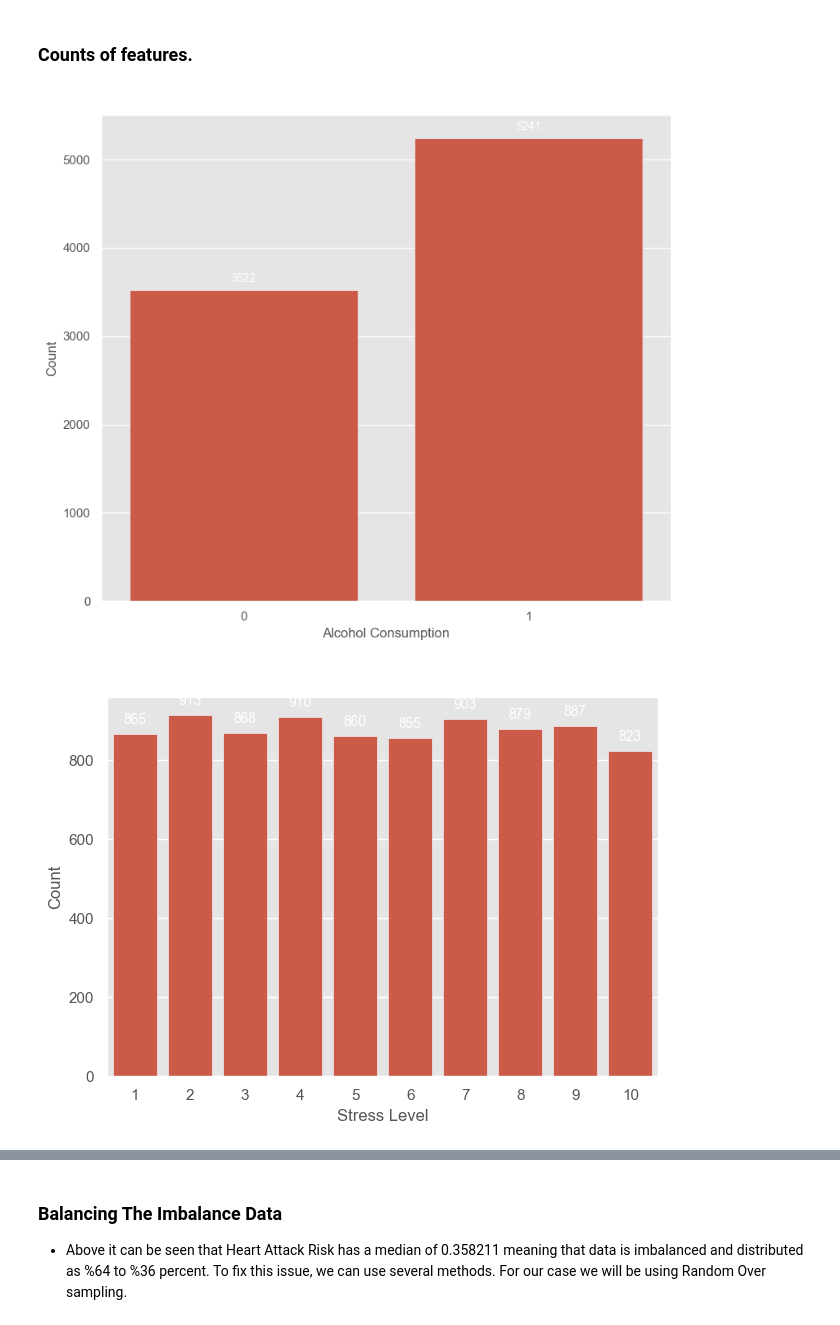
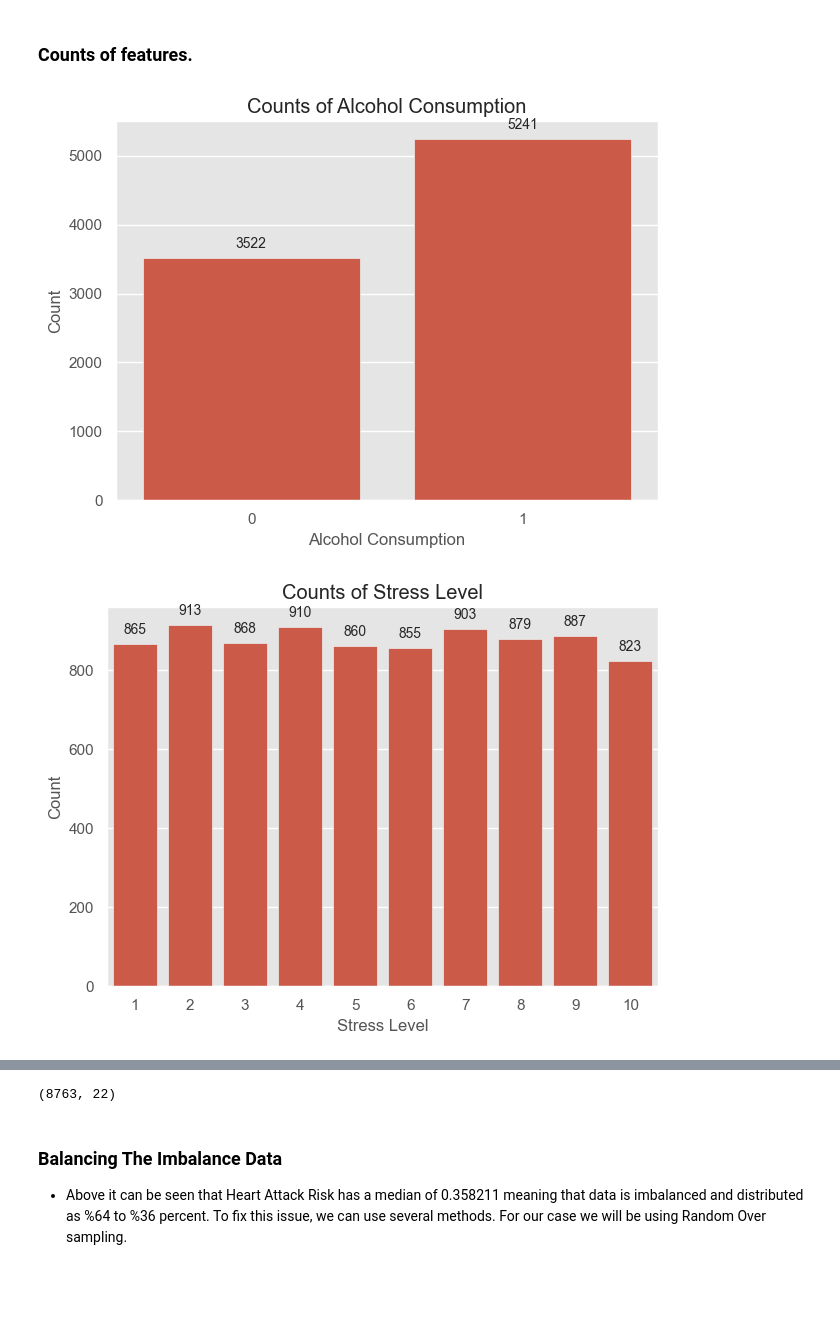
Before and after one commit to alperrkilic/heart-attack-prediction, a Jupyter notebook: heart-attack-prediction.ipynb, the cells around one changed output, grey strips where cells are left out. Drawn from its saved outputs; the diff is of its cells as text; code cells hidden in the pictures; blank space fills up the shorter version.

```diff
--- a/heart-attack-prediction.ipynb
+++ b/heart-attack-prediction.ipynb
@@ -109,7 +109,7 @@ Data columns (total 26 columns):
 dtypes: float64(3), int64(16), object(7)
 memory usage: 1.7+ MB
 # %%
-columns_to_drop = ['Hemisphere', 'Patient ID', 'Income', 'Country', 'Continent']
+columns_to_drop = ['Hemisphere', 'Patient ID', 'Continent']
 
 df.drop(columns_to_drop, axis=1, inplace=True)
 
@@ -639,3 +656,8 @@ df['Sleep Hours Per Day'].isna().sum()
+# %%
+from sklearn.preprocessing import LabelEncoder
+
+label_encoder = LabelEncoder()
+df['Country'] = label_encoder.fit_transform(df['Country'])
 # %% [markdown]
 All features are cleaned, now let's head to the visualization part.
 # %% [markdown]
@@ -689,7 +711,7 @@ plots.append(sns.catplot(data=df.iloc[:, 0:5]))
 plots.append(sns.catplot(data=df.iloc[:, 5:10]))
 plots.append(sns.catplot(data=df.iloc[:, 10:15]))
 plots.append(sns.catplot(data=df.iloc[:, 15:20]))
-plots.append(sns.catplot(data=df.iloc[:, 20:22]))
+plots.append(sns.catplot(data=df.iloc[:, 20:23]))
 
 
 for i in range(5):
@@ -726,29 +748,30 @@ df.drop(columns_to_drop, axis=1, inplace=True)
 # %% [markdown]
 ### Counts of features.
 # %%
-plt.figure(figsize=(8, 7))
+plt.style.use('ggplot')
 
-plots_to_show = df[['Alcohol Consumption', 'Stress Level', 'is_male','Diabetes','Family History','Smoking','Medication Use']]
+
+plots_to_show = df[['Alcohol Consumption', 'Stress Level', 'is_male','Diabetes','Family History','Smoking','Medication Use', 'Country']]
 
 for i in plots_to_show.columns:
     ctg_num = plots_to_show[i].value_counts()
     chart = sns.barplot(x=ctg_num.index, y=ctg_num)
 
     for p in chart.patches:
         chart.annotate(format(p.get_height(), '.0f'),
                        (p.get_x() + p.get_width() / 2., p.get_height()),
                        ha='center', va='center',
                        xytext=(0, 10),
                        textcoords='offset points',
                        fontsize=10)
 
     plt.style.use('ggplot')
     plt.title(f'Counts of {i}')  # Set title for each plot
     plt.xlabel(i)  # Set x-axis label based on the column name
     plt.ylabel('Count')
     plt.tight_layout()  # Adjust layout to prevent overlapping
 
     plt.show()
 # %% [output]
-[figure, old version]
+[figure, new version]
-[figure, old version]
+[figure, new version]
@@ -760,3 +784,7 @@ for i in plots_to_show.columns:
+# %%
+df.shape
+# %% [output]
+(8763, 22)
 # %% [markdown]
 ### Balancing The Imbalance Data
 
```
Also changed, not shown: parts of 65 cells of this notebook.
